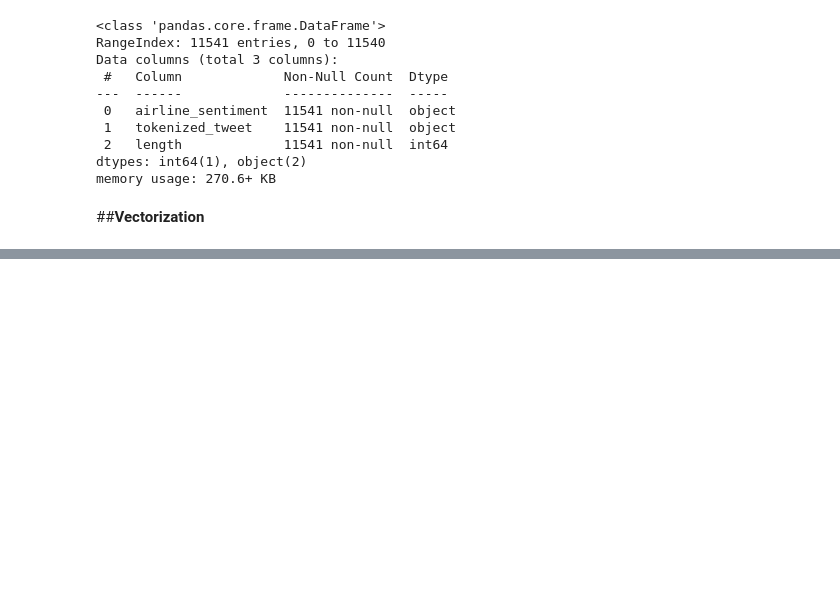
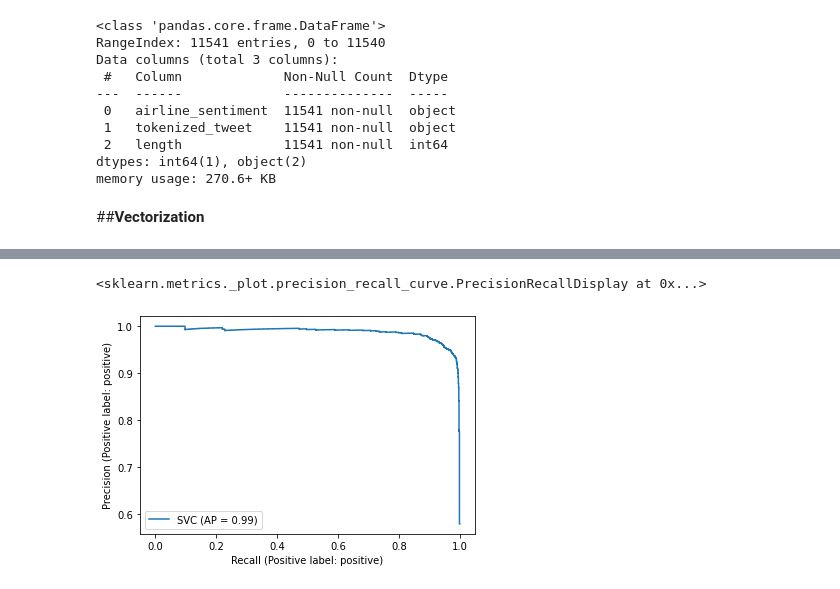
Before and after one commit to sagar2582/Sentiment-Analysis-of-Tweets, a Jupyter notebook: Tweets(Sentimental_Analysis).ipynb, the cells around one changed output, grey strips where cells are left out. Drawn from its saved outputs; the diff is of its cells as text; code cells hidden in the pictures; blank space fills up the shorter version.

```diff
--- a/Tweets(Sentimental_Analysis).ipynb
+++ b/Tweets(Sentimental_Analysis).ipynb
@@ -232,0 +266,5 @@ test_vectorized
+# %%
+metrics.plot_precision_recall_curve(clf, train_vectorized, y_train)
+# %% [output]
+<sklearn.metrics._plot.precision_recall_curve.PrecisionRecallDisplay at 0x...>
+[figure, added]
```
Also changed, not shown: parts of 25 cells of this notebook.
